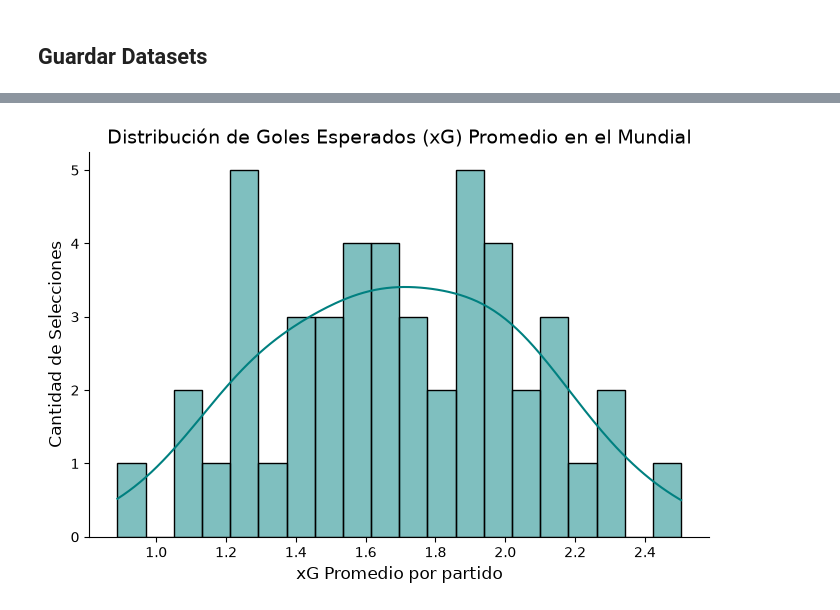
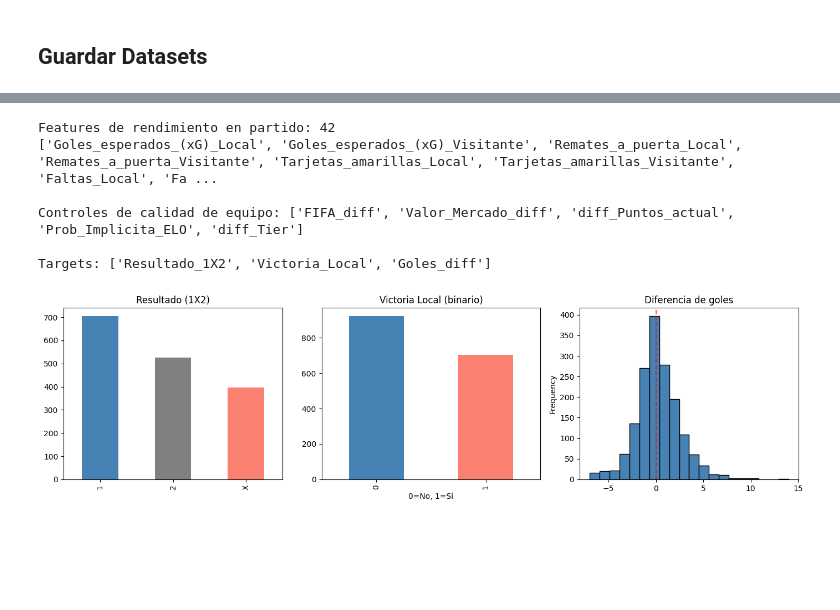
Before and after one commit to dondarjl/Football-scrapping-project, a Jupyter notebook: Data Cleaning.ipynb, the cells around one changed output, grey strips where cells are left out. Saved outputs shown, nothing was run; the diff lists cells and outputs as text; code cells hidden in the pictures; blank space fills up the shorter version.

Commit message:
Data cleaning actuaizado

```diff
--- a/Data Cleaning.ipynb
+++ b/Data Cleaning.ipynb
@@ -464,6 +450,4 @@ Ahora nos quedamos solo con partidos en los que participe alguno de los equipos
 # %%
-df_grupos = pd.read_csv('../Data/Grupos_Mundial.csv', sep = ';')
-equipos_mundial = (df_grupos['Equipo'])
-df = df[df['Equipo_Local'].isin(equipos_mundial) | df['Equipo_Visitante'].isin(equipos_mundial)]
+# No filtramos por equipos del Mundial - usamos todos los partidos disponibles
 print(df.shape)
 # %% [output]
@@ -783,5 +730,2 @@ Partidos de debut extraídos: 24
 # %%
-# Creamos dataset incluyendo el primer partido del mundial para predecirlo
-df = pd.concat([df, df_mundial_first], ignore_index=True)
-df = df.sort_values('Fecha').reset_index(drop=True)
-df.tail()
+# (celda eliminada - no aplica al nuevo objetivo)
@@ -801,15 +738,22 @@ df[["Goles_Local", "Goles_Visitante"]] = df["Resultado"].str.split("-", expand=T
 df["Goles_Local"] = pd.to_numeric(df["Goles_Local"], errors="coerce")
 df["Goles_Visitante"] = pd.to_numeric(df["Goles_Visitante"], errors="coerce")
 
+# Target multiclase: 1=Local gana, X=Empate, 2=Visitante gana
 df["Resultado_1X2"] = df.apply(lambda row: "1" if row["Goles_Local"] > row["Goles_Visitante"]
                                          else ("X" if row["Goles_Local"] == row["Goles_Visitante"] else "2"), axis=1)
 
+# Target continuo: diferencia de goles (para regresión)
+df["Goles_diff"] = df["Goles_Local"] - df["Goles_Visitante"]
+
+# Target binario: victoria local (1) o no (0)
+df["Victoria_Local"] = (df["Goles_Local"] > df["Goles_Visitante"]).astype(int)
+
 df["Ptos_Local"] = df.apply(lambda row: 3 if row["Goles_Local"] > row["Goles_Visitante"]
                                          else (1 if row["Goles_Local"] == row["Goles_Visitante"] else 0), axis=1)
-
-# puntos visitante
 df["Ptos_Visitante"] = df.apply(lambda row: 3 if row["Goles_Visitante"] > row["Goles_Local"]
                                      else (1 if row["Goles_Visitante"] == row["Goles_Local"] else 0), axis=1)
 
+print(df['Resultado_1X2'].value_counts())
+print(f"Victoria local rate: {df['Victoria_Local'].mean():.2%}")
 df.head()
 # %% [output]
@@ -1229,29 +1043,38 @@ Columnas df_historico: 139
 # %%
-df_historico.to_csv('../Data/datos_historicos.csv', index=False)
-df_mundial.to_csv('../Data/datos_mundial.csv', index=False)
+# Resumen de features disponibles para el EDA
+features_rendimiento = [c for c in df.columns if any(x in c for x in
+    ['xG', 'Posesion', 'Remates', 'Corner', 'Pases', 'Tarjetas', 'Falta', 'Paradas', '_diff', '_Share'])]
+features_control = ['FIFA_diff', 'Valor_Mercado_diff', 'diff_Puntos_actual', 'Prob_Implicita_ELO', 'diff_Tier']
+targets = ['Resultado_1X2', 'Victoria_Local', 'Goles_diff']
+
+print(f'Features de rendimiento en partido: {len(features_rendimiento)}')
+print(features_rendimiento)
+print(f'\nControles de calidad de equipo: {[f for f in features_control if f in df.columns]}')
+print(f'\nTargets: {targets}')
+# %% [output]
+Features de rendimiento en partido: 42
+['Goles_esperados_(xG)_Local', 'Goles_esperados_(xG)_Visitante', 'Remates_a_puerta_Local', 'Remates_a_puerta_Visitante', 'Tarjetas_amarillas_Local', 'Tarjetas_amarillas_Visitante', 'Faltas_Local', 'Fa ...
+
+Controles de calidad de equipo: ['FIFA_diff', 'Valor_Mercado_diff', 'diff_Puntos_actual', 'Prob_Implicita_ELO', 'diff_Tier']
+
+Targets: ['Resultado_1X2', 'Victoria_Local', 'Goles_diff']
 # %%
-import matplotlib.pyplot as plt
-import seaborn as sns
+# Distribución de los targets
+fig, axes = plt.subplots(1, 3, figsize=(14, 4))
 
-# Configuramos el tamaño del gráfico para que se vea bien
-plt.figure(figsize=(8, 5))
+# Resultado 1X2
+df['Resultado_1X2'].value_counts().plot(kind='bar', ax=axes[0], title='Resultado (1X2)', color=['steelblue','gray','salmon'])
+axes[0].set_xlabel('')
 
-# histplot hace la magia: 'bins' son las barras, 'kde=True' dibuja la línea
-sns.histplot(data=df_mundial,
-             x='avg_Goles_esperados_(xG)_total',
-             bins=20,
-             kde=True,
-             color='teal',
-             edgecolor='black')
+# Victoria local
+df['Victoria_Local'].value_counts().plot(kind='bar', ax=axes[1], title='Victoria Local (binario)', color=['steelblue','salmon'])
+axes[1].set_xlabel('0=No, 1=Sí')
 
-# Ponemos los títulos bonitos
-plt.title('Distribución de Goles Esperados (xG) Promedio en el Mundial', fontsize=14)
-plt.xlabel('xG Promedio por partido', fontsize=12)
-plt.ylabel('Cantidad de Selecciones', fontsize=12)
+# Goles diff
+df['Goles_diff'].plot(kind='hist', ax=axes[2], title='Diferencia de goles', bins=20, color='steelblue', edgecolor='black')
+axes[2].axvline(0, color='red', linestyle='--', alpha=0.7)
 
-# Quitamos las líneas feas de arriba y la derecha
-sns.despine()
-
+plt.tight_layout()
 plt.show()
 # %% [output]
-[figure, old version]
+[figure, new version]
```
Also changed, not shown: parts of 50 cells of this notebook, 1 other file.
